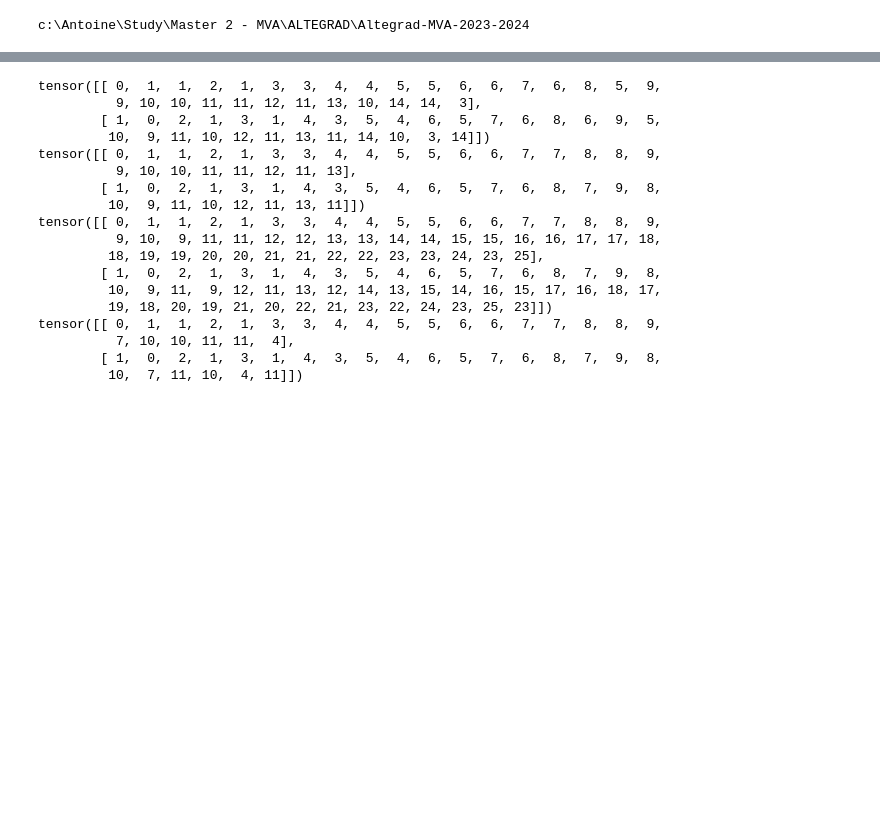
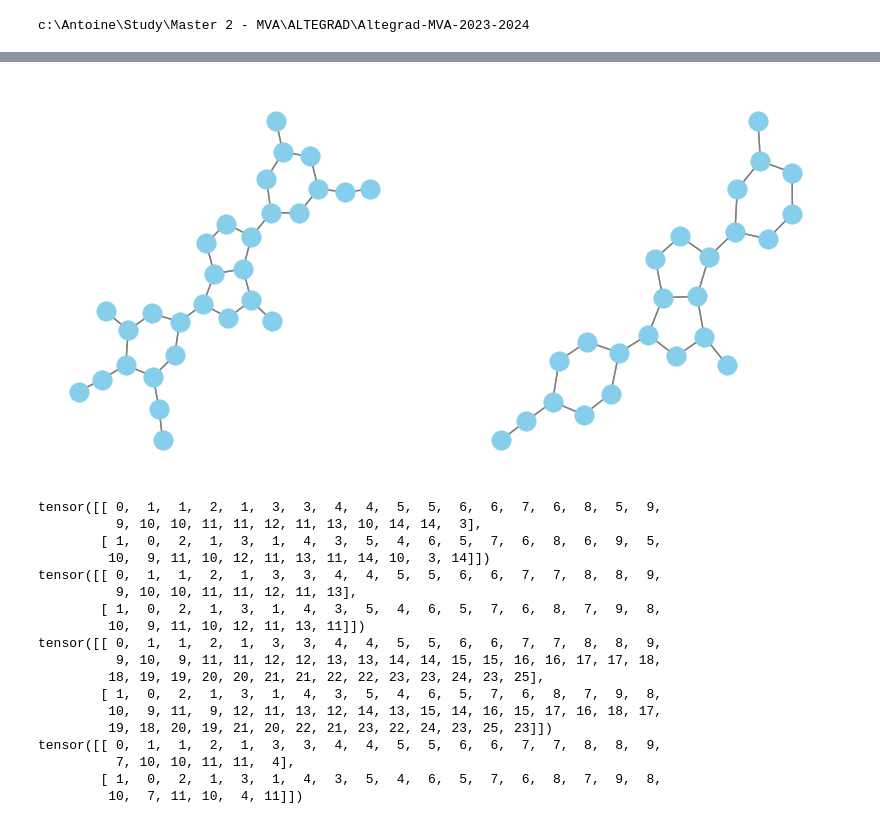
Before and after one commit to Liphos/Altegrad-MVA-2023-2024, a Jupyter notebook: notebooks/eda.ipynb, the cells around one changed output, grey strips where cells are left out. Cells and saved outputs as stored; diff of their text form; code cells hidden in the pictures; blank space fills up the shorter version.

```diff
--- a/notebooks/eda.ipynb
+++ b/notebooks/eda.ipynb
@@ -104,0 +330,10 @@ def show_sample(sample):
+# %%
+from augment import RWSample, UniformSample
+
+def get_graphs():
+    gt = np.load("../data/token_embedding_dict.npy", allow_pickle=True)[()]
+    dataset = AllGraphDataset(root="../data/", gt=gt)
+    augmented_dataset = AugmentGraphDataset(dataset, transforms=[RWSample(), UniformSample()])
+    return augmented_dataset
+# %%
+graph_dataset = get_graphs()
@@ -105,3 +347,38 @@ def show_sample(sample):
+# %%
+plt.figure(figsize=(10, 5))
+
+sample = graph_dataset[4]
+original_graph = Data(
+    x=sample.x_anchor,
+    edge_index=sample.edge_index_anchor,
+)
+augment_graph = Data(
+    x=sample.x_pos,
+    edge_index=sample.edge_index_pos,
+)
+original_graph, augment_graph
+
+plt.subplot(1, 2, 1)
+
+edges = original_graph.edge_index
+G = nx.DiGraph()
+for i in range(len(edges[0])):
+    G.add_edge(int(edges[0][i]), int(edges[1][i]))
+pos = nx.kamada_kawai_layout(G)
+nx.draw(G, pos, with_labels=False, font_size=8, node_color='skyblue', node_size=200, edge_color='gray', linewidths=0.3, arrows=False)
+
+plt.subplot(1, 2, 2)
+
+edges = augment_graph.edge_index
+G = nx.DiGraph()
+for i in range(len(edges[0])):
+    G.add_edge(int(edges[0][i]), int(edges[1][i]))
+pos = nx.kamada_kawai_layout(G)
+nx.draw(G, pos, with_labels=False, font_size=8, node_color='skyblue', node_size=200, edge_color='gray', linewidths=0.3, arrows=False)
+
+plt.show()
+# %% [output]
+[figure, added]
 # %%
 plt.figure(figsize=(15, 15))
 
```
Also changed, not shown: parts of 17 cells of this notebook, 4 other files.
